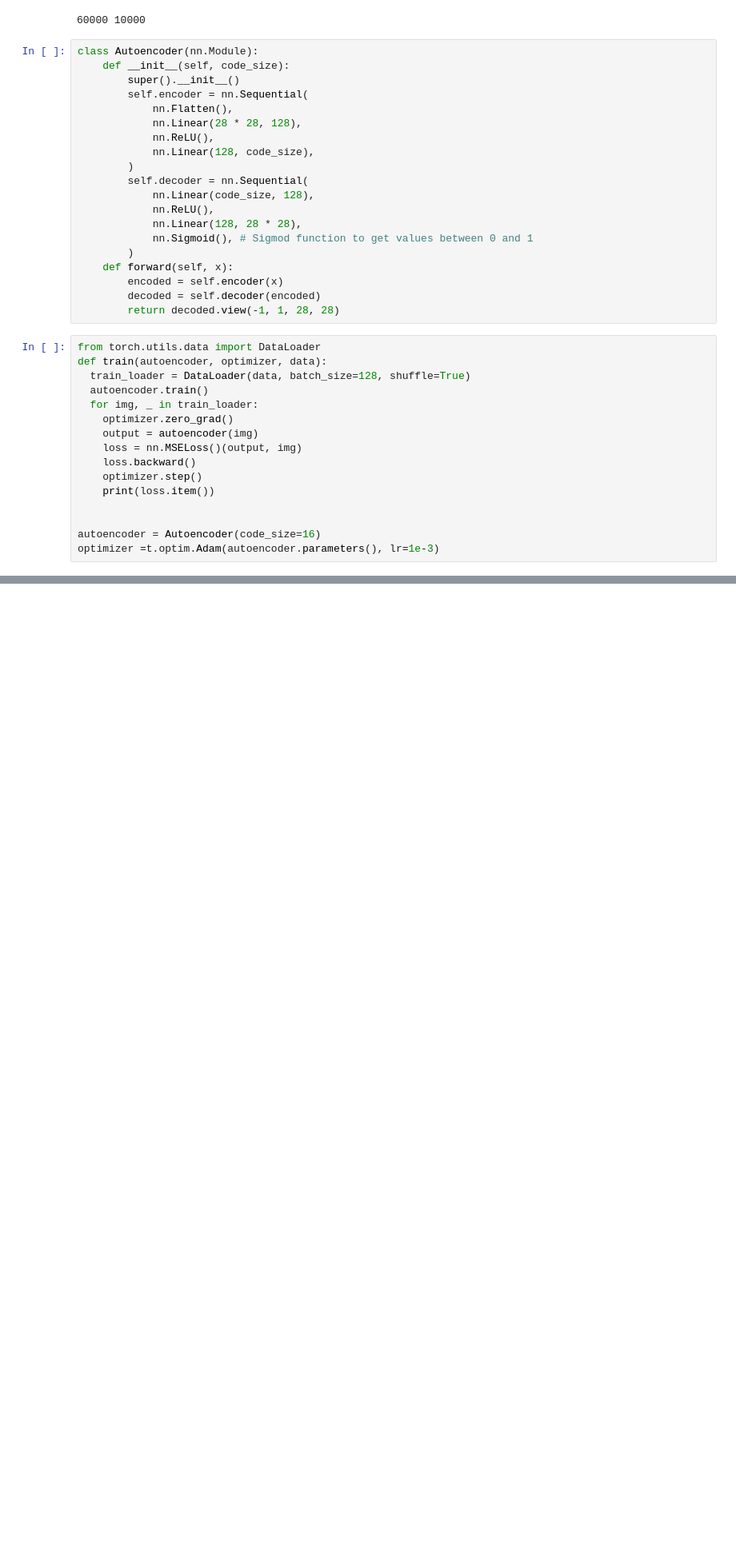
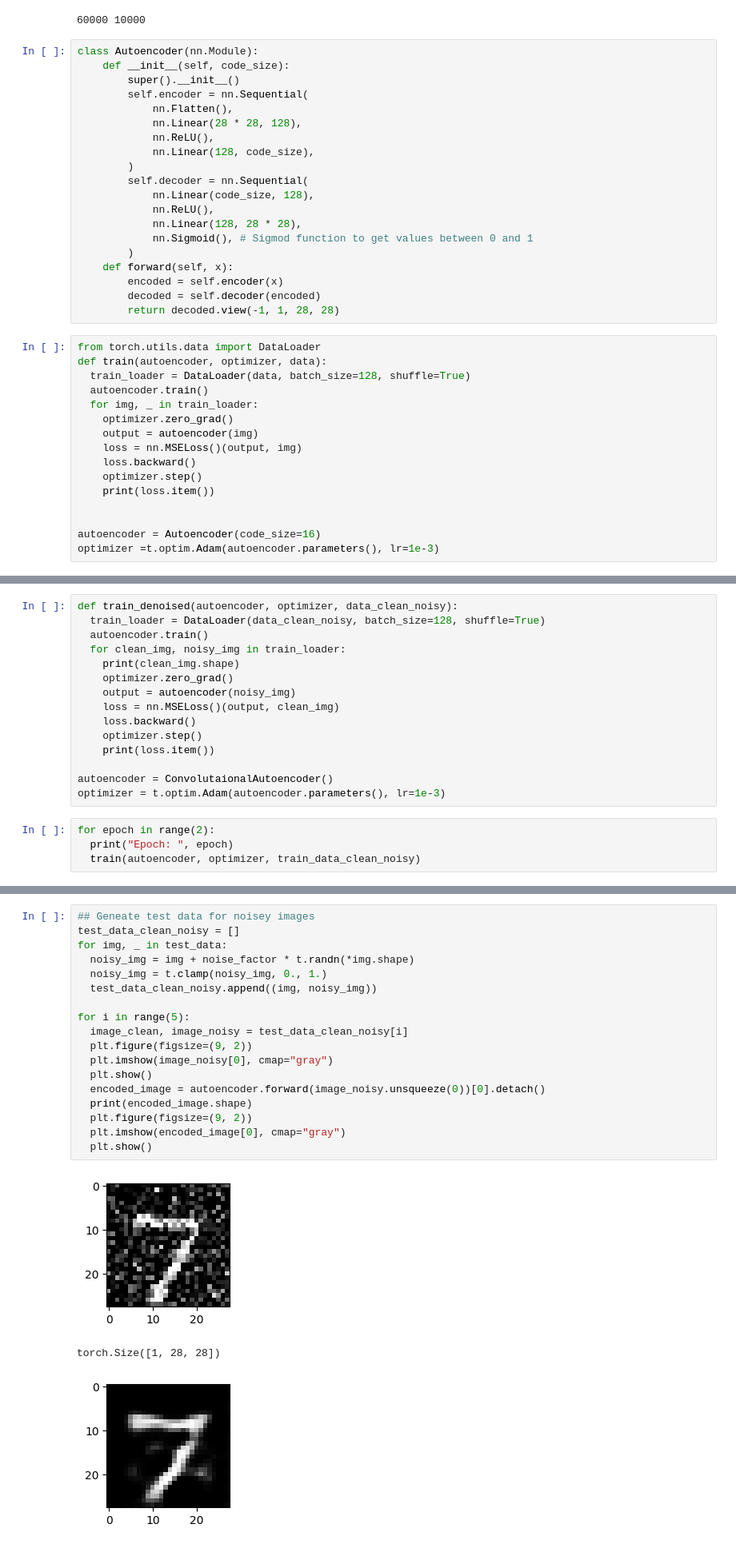
Before and after one commit to AIS-UCLA/mnist-mad, a Jupyter notebook: autoencoder.ipynb, the cells around one changed output, grey strips where cells are left out. Shown at 80% size. Cells and saved outputs as stored; diff of their text form; blank space fills up the shorter version.

```diff
--- a/autoencoder.ipynb
+++ b/autoencoder.ipynb
@@ -104,0 +151,19 @@ torch.Size([1, 28, 28])
+# %%
+def train_denoised(autoencoder, optimizer, data_clean_noisy):
+  train_loader = DataLoader(data_clean_noisy, batch_size=128, shuffle=True)
+  autoencoder.train()
+  for clean_img, noisy_img in train_loader:
+    print(clean_img.shape)
+    optimizer.zero_grad()
+    output = autoencoder(noisy_img)
+    loss = nn.MSELoss()(output, clean_img)
+    loss.backward()
+    optimizer.step()
+    print(loss.item())
+
+autoencoder = ConvolutaionalAutoencoder()
+optimizer = t.optim.Adam(autoencoder.parameters(), lr=1e-3)
+# %%
+for epoch in range(2):
+  print("Epoch: ", epoch)
+  train(autoencoder, optimizer, train_data_clean_noisy)
@@ -104,0 +189,22 @@ torch.Size([1, 28, 28])
+# %%
+## Geneate test data for noisey images
+test_data_clean_noisy = []
+for img, _ in test_data:
+  noisy_img = img + noise_factor * t.randn(*img.shape)
+  noisy_img = t.clamp(noisy_img, 0., 1.)
+  test_data_clean_noisy.append((img, noisy_img))
+
+for i in range(5):
+  image_clean, image_noisy = test_data_clean_noisy[i]
+  plt.figure(figsize=(9, 2))
+  plt.imshow(image_noisy[0], cmap="gray")
+  plt.show()
+  encoded_image = autoencoder.forward(image_noisy.unsqueeze(0))[0].detach()
+  print(encoded_image.shape)
+  plt.figure(figsize=(9, 2))
+  plt.imshow(encoded_image[0], cmap="gray")
+  plt.show()
+# %% [output]
+[figure, added]
+torch.Size([1, 28, 28])
+[figure, added]
```
Also changed, not shown: parts of 13 cells of this notebook.
